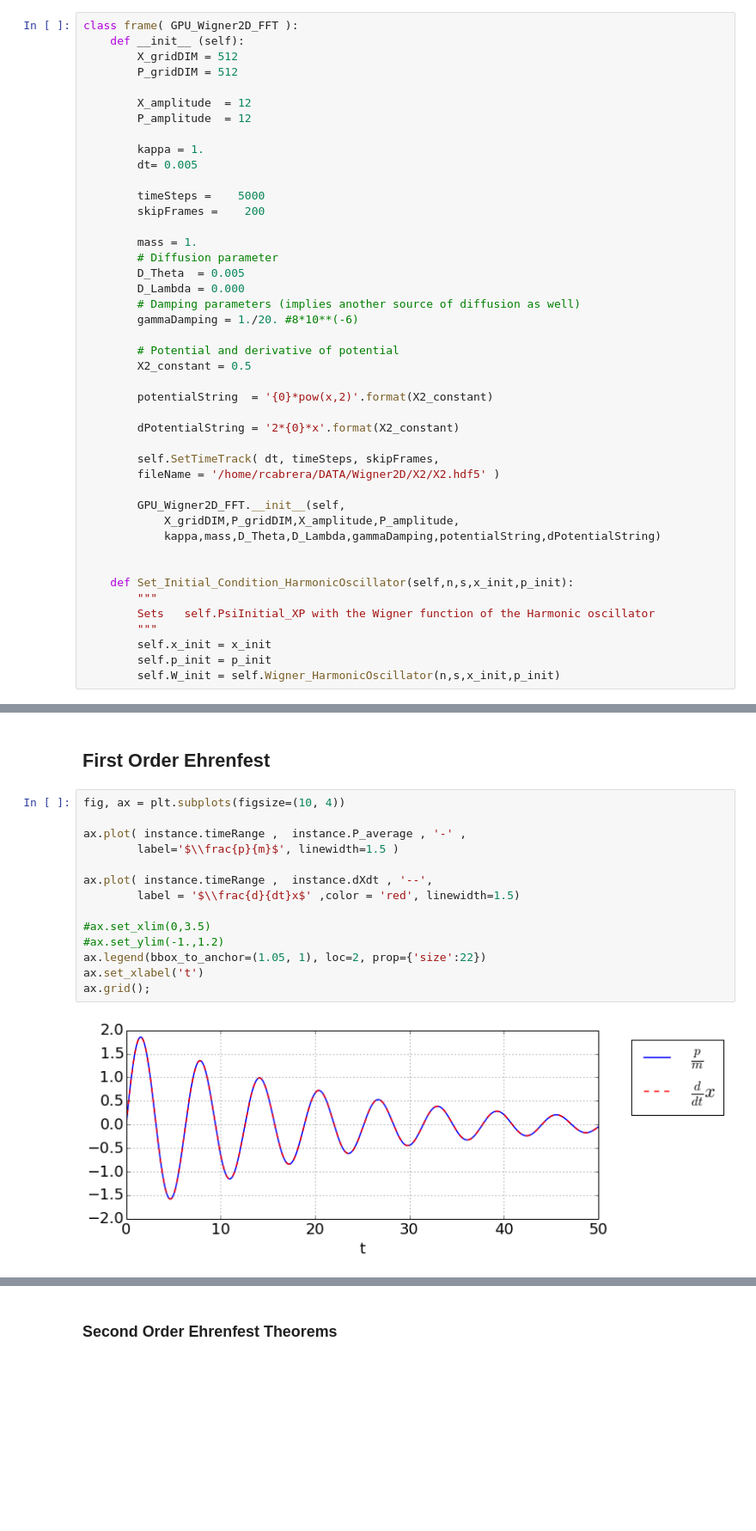
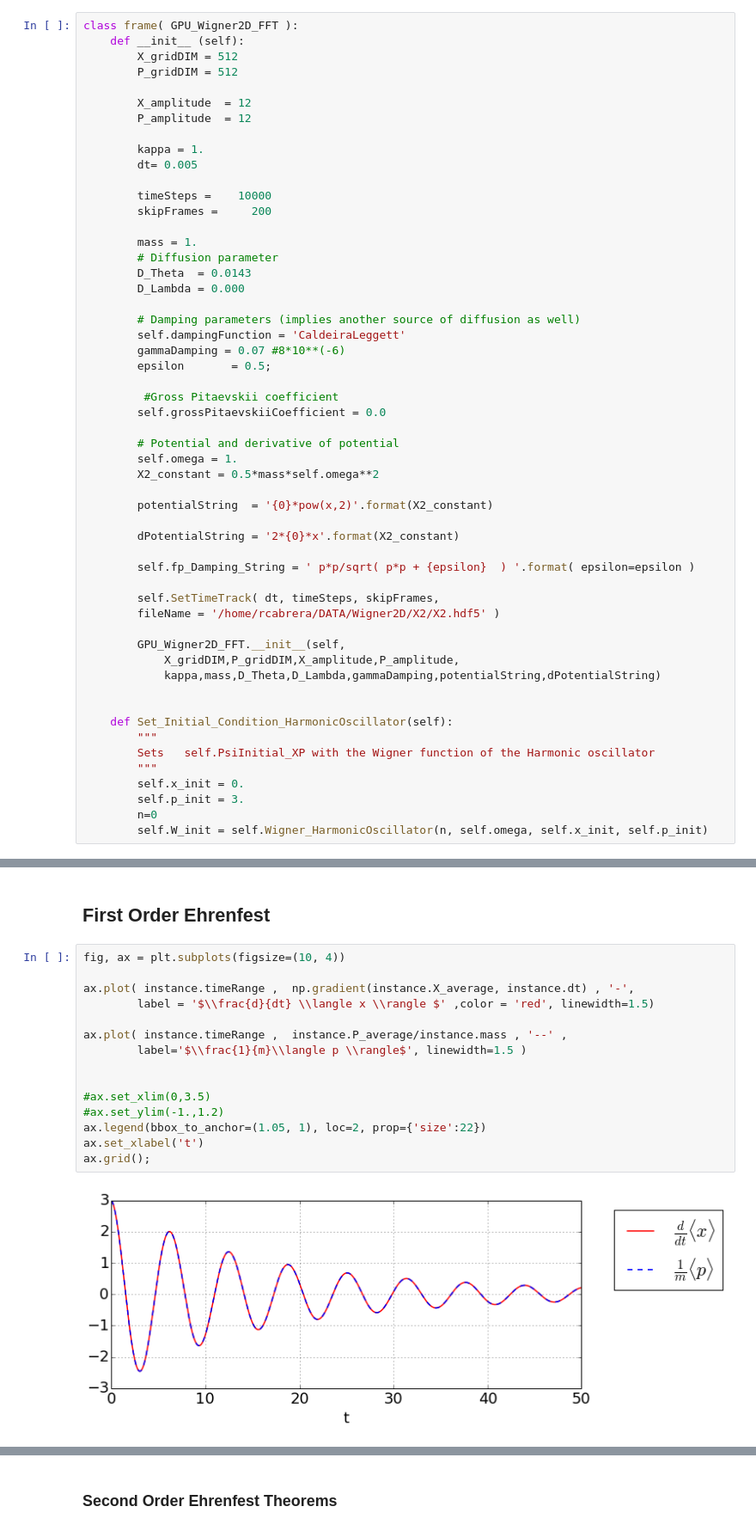
Before and after one commit to cabrer7/PyWignerCUDA, a Jupyter notebook: instances/Wigner2D/Wigner2D_FFT_X2.ipynb, the cells around one changed output, grey strips where cells are left out. Shown: that part at 86% size. Drawn from its saved outputs; the diff is of its cells as text; blank space fills up the shorter version.

Commit message:
Wigner2D updated with Damping ODM, Caldeira-Legget and Gross-Pitaevskii

```diff
--- a/instances/Wigner2D/Wigner2D_FFT_X2.ipynb
+++ b/instances/Wigner2D/Wigner2D_FFT_X2.ipynb
@@ -28,22 +28,31 @@ class frame( GPU_Wigner2D_FFT ):
         kappa = 1.
         dt= 0.005
 
-        timeSteps =    5000
-        skipFrames =    200
+        timeSteps =    10000
+        skipFrames =     200
 
         mass = 1.
         # Diffusion parameter
-        D_Theta  = 0.005
+        D_Theta  = 0.0143
         D_Lambda = 0.000
+
         # Damping parameters (implies another source of diffusion as well)
-        gammaDamping = 1./20. #8*10**(-6)
+        self.dampingFunction = 'CaldeiraLeggett'
+        gammaDamping = 0.07 #8*10**(-6)
+        epsilon       = 0.5;
+
+         #Gross Pitaevskii coefficient
+        self.grossPitaevskiiCoefficient = 0.0
 
         # Potential and derivative of potential
-        X2_constant = 0.5
+        self.omega = 1.
+        X2_constant = 0.5*mass*self.omega**2
 
         potentialString  = '{0}*pow(x,2)'.format(X2_constant)
 
         dPotentialString = '2*{0}*x'.format(X2_constant)
+
+        self.fp_Damping_String = ' p*p/sqrt( p*p + {epsilon}  ) '.format( epsilon=epsilon )
 
         self.SetTimeTrack( dt, timeSteps, skipFrames,
         fileName = '/home/rcabrera/DATA/Wigner2D/X2/X2.hdf5' )
@@ -53,13 +62,14 @@ class frame( GPU_Wigner2D_FFT ):
             kappa,mass,D_Theta,D_Lambda,gammaDamping,potentialString,dPotentialString)
 
 
-    def Set_Initial_Condition_HarmonicOscillator(self,n,s,x_init,p_init):
+    def Set_Initial_Condition_HarmonicOscillator(self):
         """
         Sets   self.PsiInitial_XP with the Wigner function of the Harmonic oscillator
         """
-        self.x_init = x_init
-        self.p_init = p_init
-        self.W_init = self.Wigner_HarmonicOscillator(n,s,x_init,p_init)
+        self.x_init = 0.
+        self.p_init = 3.
+        n=0
+        self.W_init = self.Wigner_HarmonicOscillator(n, self.omega, self.x_init, self.p_init)
 # %% [markdown]
 ## Run
 # %%
@@ -235,19 +245,20 @@ x =  9.40026900748 -> 4.66570099084
 # %%
 fig, ax = plt.subplots(figsize=(10, 4))
 
-ax.plot( instance.timeRange ,  instance.P_average , '-' ,
-        label='$\\frac{p}{m}$', linewidth=1.5 )
+ax.plot( instance.timeRange ,  np.gradient(instance.X_average, instance.dt) , '-',
+        label = '$\\frac{d}{dt} \\langle x \\rangle $' ,color = 'red', linewidth=1.5)
 
-ax.plot( instance.timeRange ,  instance.dXdt , '--',
-        label = '$\\frac{d}{dt}x$' ,color = 'red', linewidth=1.5)
+ax.plot( instance.timeRange ,  instance.P_average/instance.mass , '--' ,
+        label='$\\frac{1}{m}\\langle p \\rangle$', linewidth=1.5 )
+
 
 #ax.set_xlim(0,3.5)
 #ax.set_ylim(-1.,1.2)
 ax.legend(bbox_to_anchor=(1.05, 1), loc=2, prop={'size':22})
 ax.set_xlabel('t')
 ax.grid();
 # %% [output]
-[figure, old version]
+[figure, new version]
 # %%
 fig, ax = plt.subplots(figsize=(10, 4))
 
```
Also changed, not shown: parts of 17 cells of this notebook, 1 other file.
